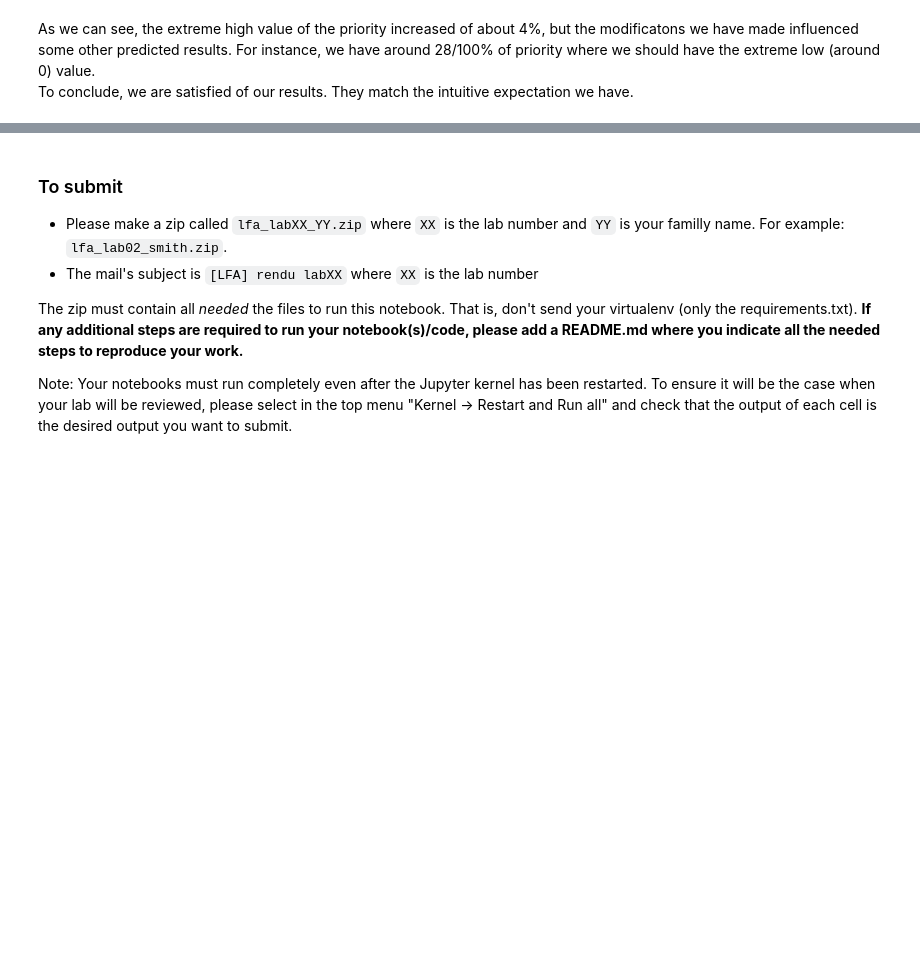
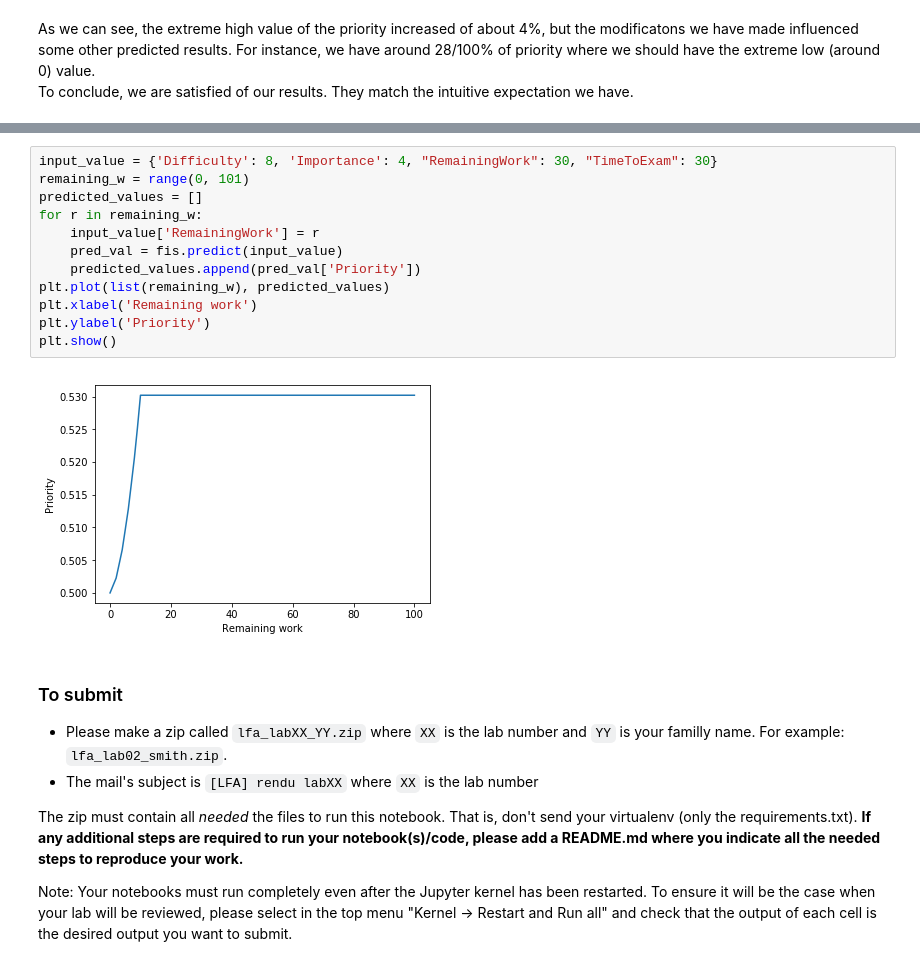
Before and after one commit to SachaKor/LFA-lab4, a Jupyter notebook: 040_exam_problem/000_exam_problem.ipynb, the cells around one changed output, grey strips where cells are left out. Drawn from its saved outputs; the diff is of its cells as text; blank space fills up the shorter version.

```diff
--- a/040_exam_problem/000_exam_problem.ipynb
+++ b/040_exam_problem/000_exam_problem.ipynb
@@ -492,3 +593,17 @@ To conclude, we are satisfied of our results. They match the intuitive expectati
+# %%
+input_value = {'Difficulty': 8, 'Importance': 4, "RemainingWork": 30, "TimeToExam": 30}
+remaining_w = range(0, 101)
+predicted_values = []
+for r in remaining_w:
+    input_value['RemainingWork'] = r
+    pred_val = fis.predict(input_value)
+    predicted_values.append(pred_val['Priority'])
+plt.plot(list(remaining_w), predicted_values)
+plt.xlabel('Remaining work')
+plt.ylabel('Priority')
+plt.show()
+# %% [output]
+[figure, added]
 # %% [markdown]
 ### To submit
 
```
Also changed, not shown: parts of 14 cells of this notebook.
